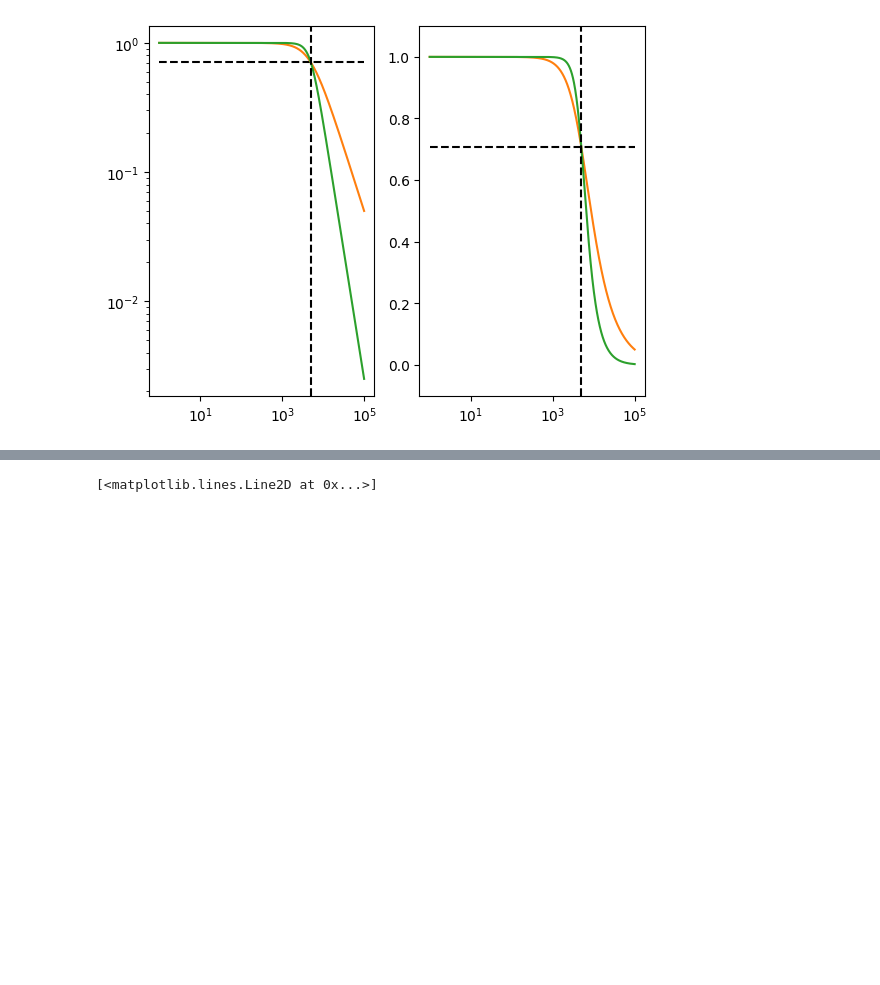
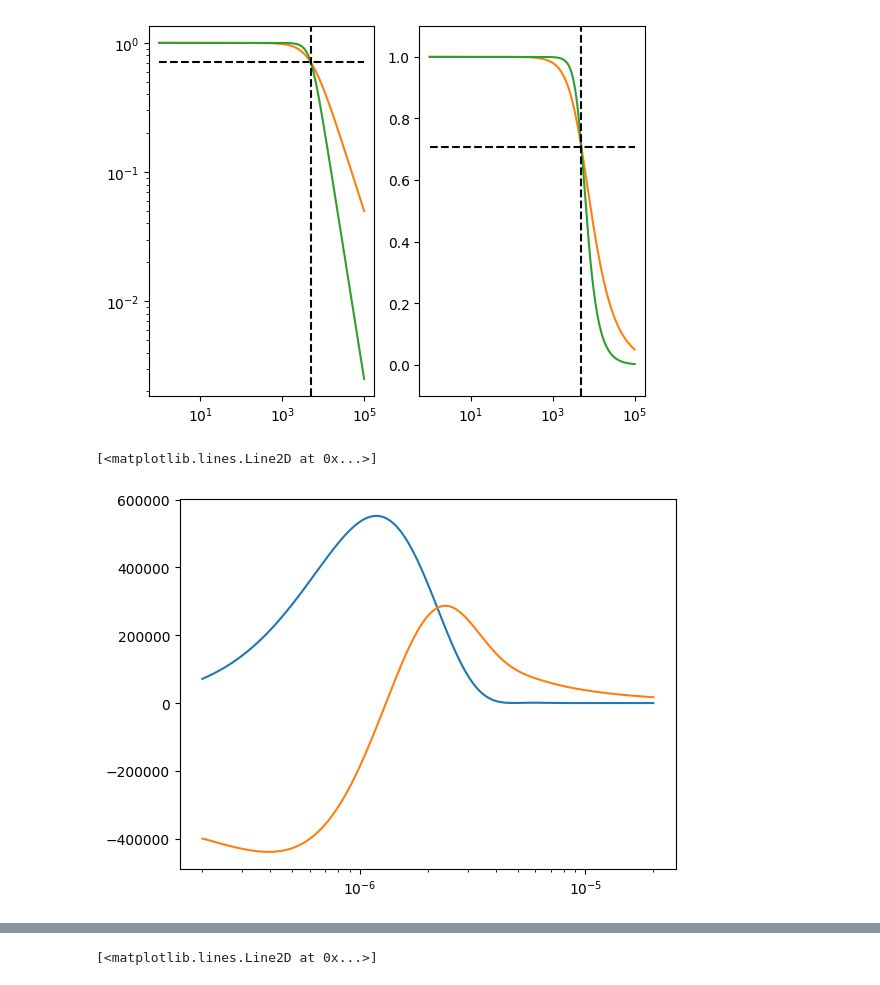
Before and after one commit to hydrogeophysicsgroup/anemone, a Jupyter notebook: prototyping/understanding_filters.ipynb, the cells around one changed output, grey strips where cells are left out. Cells and saved outputs as stored; diff of their text form; code cells hidden in the pictures; blank space fills up the shorter version.

```diff
--- a/prototyping/understanding_filters.ipynb
+++ b/prototyping/understanding_filters.ipynb
@@ -64,7 +68,7 @@ class Hfunc:
         self.a = a
 
     def __call__(self, f):
-        return (np.polyval(self.b, 1j*f)/np.polyval(self.a, 1j*f))#real
+        return torch.tensor(np.polyval(self.b, 1j*f)/np.polyval(self.a, 1j*f))#real
 
     def omega_filter(self, omega):
         return self.__call__(0.5*omega/np.pi)
@@ -154,0 +161,37 @@ fwr2 = Forward(tx, rx, t, filterfunc=bf2)
+# %%
+#from anemone.transforms import invFourier
+
+
+fcut = 210e3
+b, a = signal.butter(1, fcut, output='ba', analog=True)
+bf_210 = Hfunc(b,a)
+
+fcut = 300e3
+b, a = signal.butter(2, fcut, output='ba', analog=True)
+bf_300 = Hfunc(b,a)
+
+bf2 = FilterChain([bf_210, bf_300])
+
+
+
+bf = ButterworthFilter(300e3, order=1)
+# bf2 = ButterworthFilter(210e3, order=4)
+
+
+#t_t = torch.logspace(-8, -5, 1001, dtype=torch.double)
+t_t = torch.linspace(2e-7, 2e-5, 50001, dtype=torch.double)
+
+h_t = invFourier(bf, range=(t_t.min(), t_t.max()))
+h = h_t(t_t)
+
+fig,axs = plt.subplots(1,1)
+# axs.plot(t_t, h.real.numpy())
+
+h_t = invFourier(bf2, range=(t_t.min(), t_t.max()))
+h = h_t(t_t)
+
+axs.semilogx(t_t, h.real.numpy())
+axs.semilogx(t_t, h.imag.numpy())
+# %% [output]
+[<matplotlib.lines.Line2D at 0x...>]
+[figure, added]
```
Also changed, not shown: parts of 15 cells of this notebook, 1 other file.
